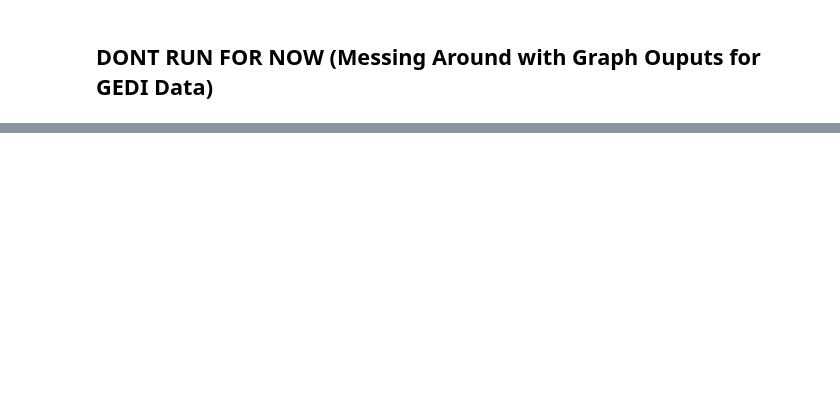
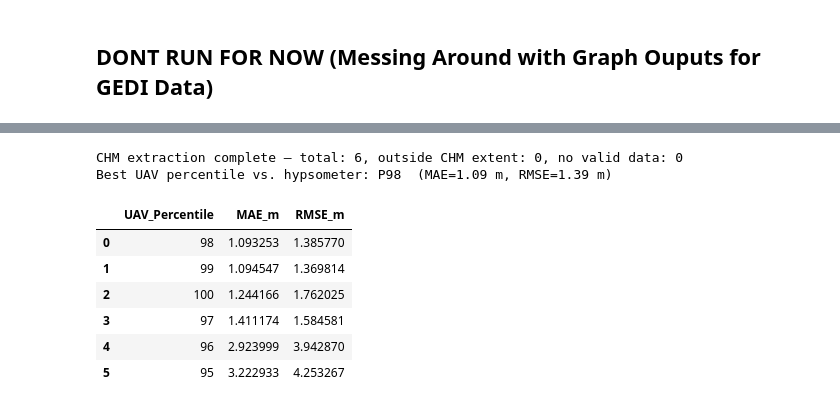
Before and after one commit to kara-davis/Biomass_Monitoring_Research, a Jupyter notebook: gedi_footprint_2_analysis.ipynb, the cells around one changed output, grey strips where cells are left out. Drawn from its saved outputs; the diff is of its cells as text; code cells hidden in the pictures; blank space fills up the shorter version.

```diff
--- a/gedi_footprint_2_analysis.ipynb
+++ b/gedi_footprint_2_analysis.ipynb
@@ -267,0 +588,38 @@ print(f"Points GeoJSON updated:     {clipped_points_path}")
+# %%
+# ── Stage 1: which UAV percentile (P95-P100) is closest to hypsometer? ──────
+UAV_PERCENTILES = list(range(95, 101))
+
+uav_95_100 = extract_uav_chm_percentiles(
+    chm_path, gdf_footprints_clipped['lon'], gdf_footprints_clipped['lat'],
+    percentiles=UAV_PERCENTILES, buffer_radius_m=BUFFER_RADIUS_M, progress_every=None
+)
+for p in UAV_PERCENTILES:
+    gdf_footprints_clipped[f'p{p}_uav_chm'] = uav_95_100[p]
+
+uav_vs_hyps = gdf_footprints_clipped[['reading_order_id'] + [f'p{p}_uav_chm' for p in UAV_PERCENTILES]].merge(
+    gdf_ground_truth[['reading_order_id', 'hypsometer_height_m']], on='reading_order_id', how='inner'
+)
+
+uav_ranking = pd.DataFrame([
+    {
+        'UAV_Percentile': p,
+        'MAE_m': (uav_vs_hyps[f'p{p}_uav_chm'] - uav_vs_hyps['hypsometer_height_m']).abs().mean(),
+        'RMSE_m': np.sqrt(((uav_vs_hyps[f'p{p}_uav_chm'] - uav_vs_hyps['hypsometer_height_m']) ** 2).mean()),
+    }
+    for p in UAV_PERCENTILES
+]).sort_values('MAE_m').reset_index(drop=True)
+
+best_uav_percentile = int(uav_ranking.iloc[0]['UAV_Percentile'])
+print(f"Best UAV percentile vs. hypsometer: P{best_uav_percentile}  "
+      f"(MAE={uav_ranking.iloc[0]['MAE_m']:.2f} m, RMSE={uav_ranking.iloc[0]['RMSE_m']:.2f} m)")
+display(uav_ranking)
+# %% [output]
+CHM extraction complete — total: 6, outside CHM extent: 0, no valid data: 0
+Best UAV percentile vs. hypsometer: P98  (MAE=1.09 m, RMSE=1.39 m)
+|  | UAV_Percentile | MAE_m | RMSE_m |
+| 0 | 98 | 1.093253 | 1.385770 |
+| 1 | 99 | 1.094547 | 1.369814 |
+| 2 | 100 | 1.244166 | 1.762025 |
+| 3 | 97 | 1.411174 | 1.584581 |
+| 4 | 96 | 2.923999 | 3.942870 |
+| 5 | 95 | 3.222933 | 4.253267 |
```
Also changed, not shown: parts of 25 cells of this notebook, 1 other file.
